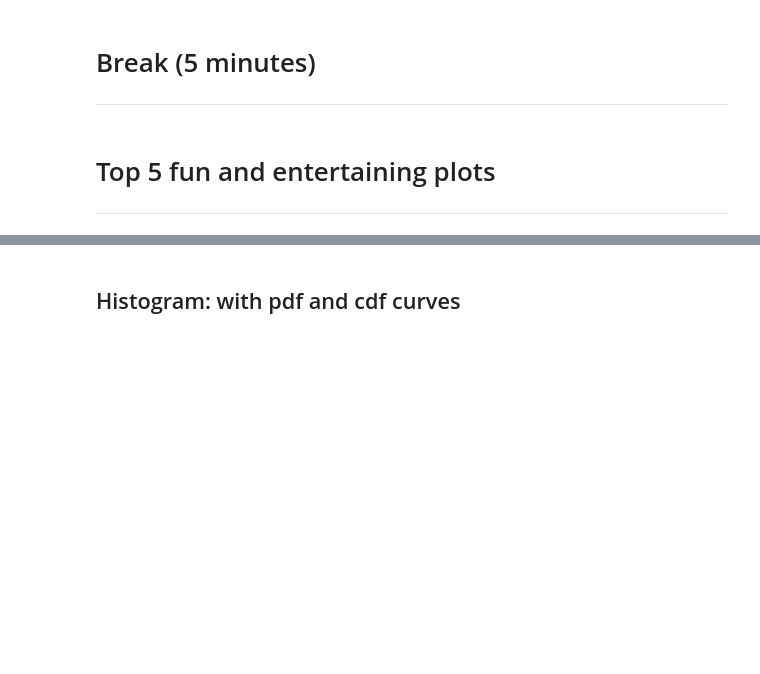
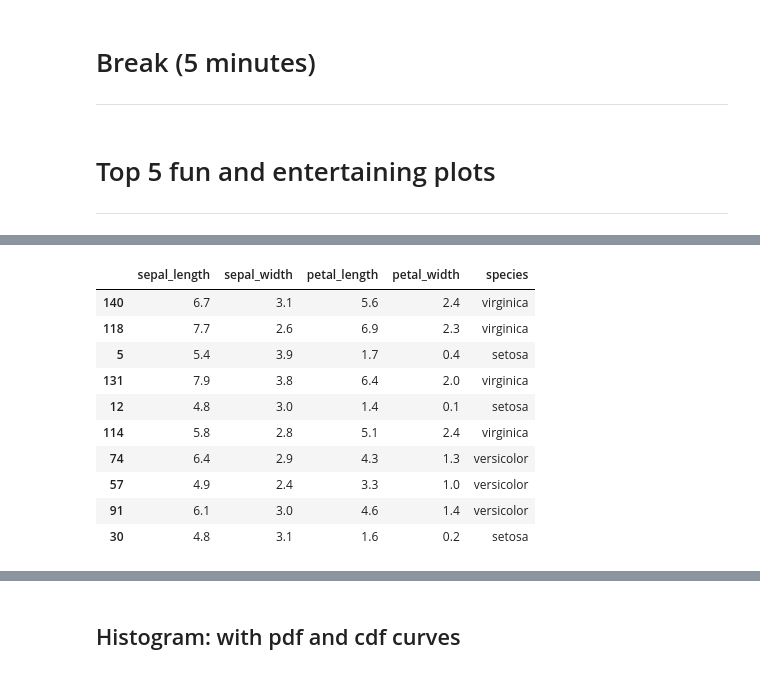
Before and after one commit to chalmerlowe/bokeh_tutorial, a Jupyter notebook: intro_to_bokeh.ipynb, the cells around one changed output, grey strips where cells are left out. Drawn from its saved outputs; the diff is of its cells as text; code cells hidden in the pictures; blank space fills up the shorter version.

```diff
--- a/intro_to_bokeh.ipynb
+++ b/intro_to_bokeh.ipynb
@@ -504,0 +551,23 @@ print(flowers['petal_length'], flowers['petal_width'])
+# %%
+# Let's start by importing some of the data
+
+from bokeh.plotting import figure, show, output_notebook
+from bokeh.sampledata.iris import flowers
+
+# When flowers is imported, it comes in as a pandas DataFrame
+# DataFrames have a function called sample, that will let us see a representative
+#     sample of all the data... let's look at 10 rows.
+
+flowers.sample(10)
+# %% [output]
+|  | sepal_length | sepal_width | petal_length | petal_width | species |
+| 140 | 6.7 | 3.1 | 5.6 | 2.4 | virginica |
+| 118 | 7.7 | 2.6 | 6.9 | 2.3 | virginica |
+| 5 | 5.4 | 3.9 | 1.7 | 0.4 | setosa |
+| 131 | 7.9 | 3.8 | 6.4 | 2.0 | virginica |
+| 12 | 4.8 | 3.0 | 1.4 | 0.1 | setosa |
+| 114 | 5.8 | 2.8 | 5.1 | 2.4 | virginica |
+| 74 | 6.4 | 2.9 | 4.3 | 1.3 | versicolor |
+| 57 | 4.9 | 2.4 | 3.3 | 1.0 | versicolor |
+| 91 | 6.1 | 3.0 | 4.6 | 1.4 | versicolor |
+| 30 | 4.8 | 3.1 | 1.6 | 0.2 | setosa |
```
Also changed, not shown: parts of 46 cells of this notebook, 1 other file.
